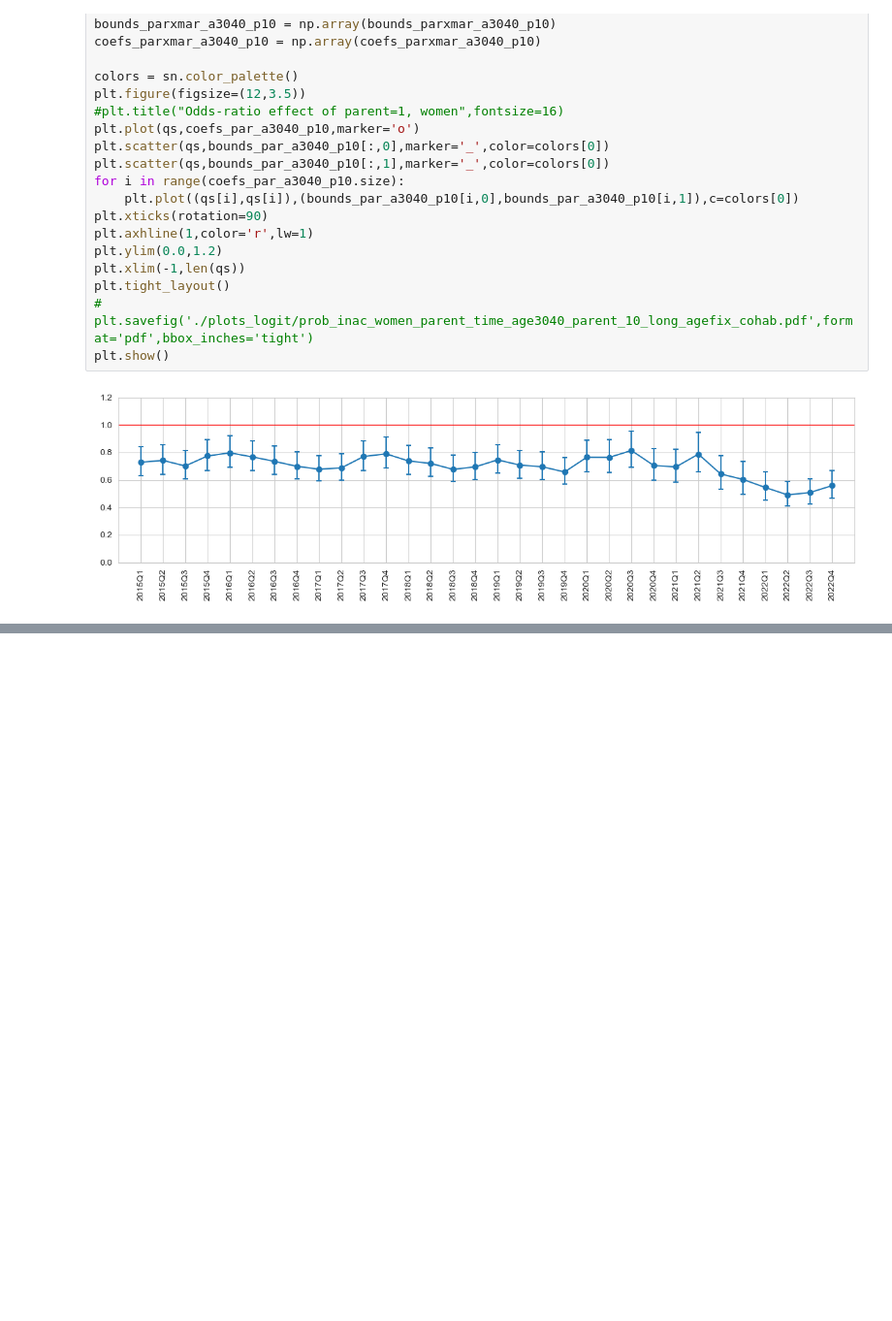
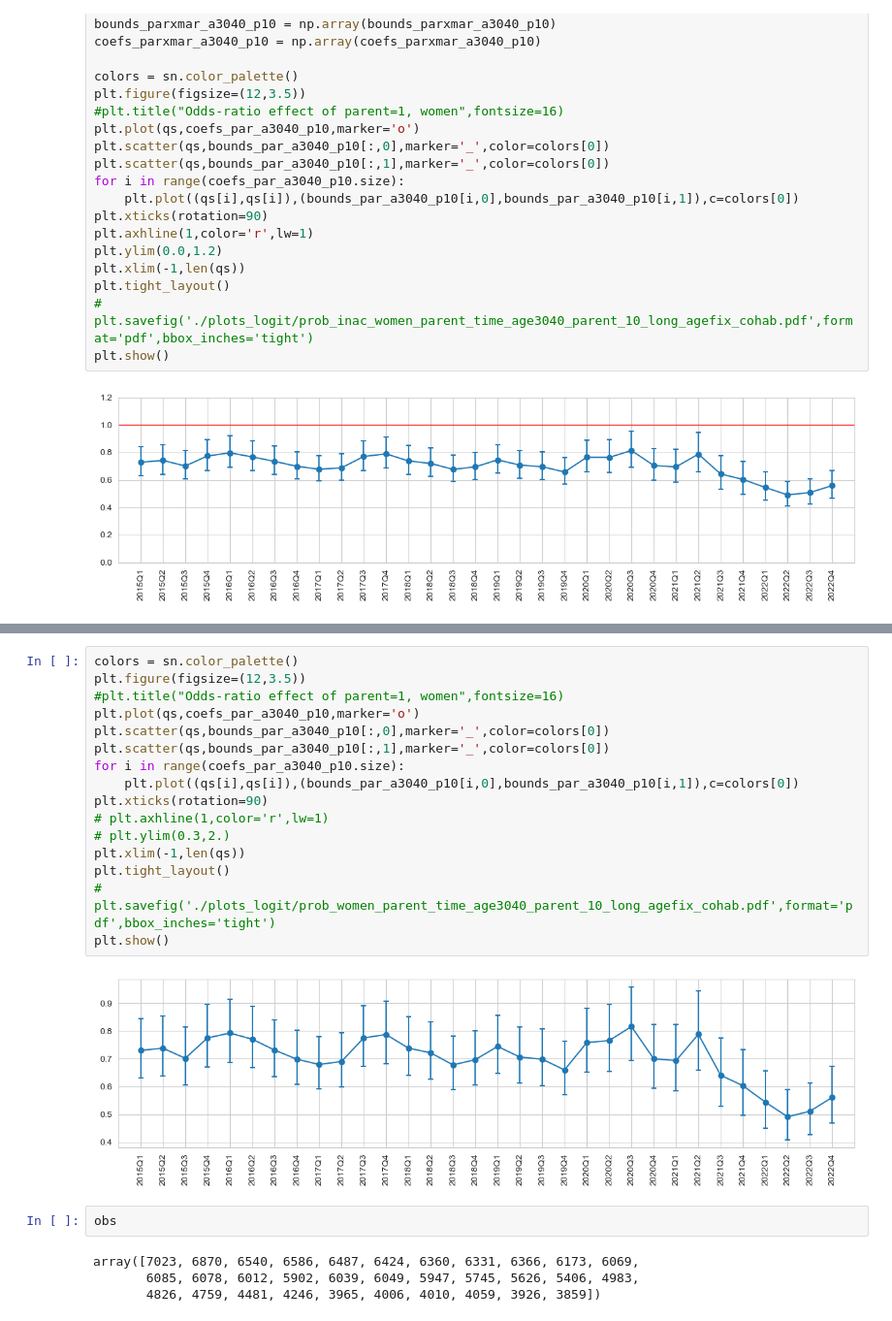
Before and after one commit to crisla/TenMoCoS, a Jupyter notebook: Figure_2_age3040_agefix_cohab_coefs.ipynb, the cells around one changed output, grey strips where cells are left out. Shown at 97% size. Cells and saved outputs as stored; diff of their text form; blank space fills up the shorter version.

```diff
--- a/Figure_2_age3040_agefix_cohab_coefs.ipynb
+++ b/Figure_2_age3040_agefix_cohab_coefs.ipynb
@@ -315,0 +374,24 @@ plt.show()
+# %%
+colors = sn.color_palette()
+plt.figure(figsize=(12,3.5))
+#plt.title("Odds-ratio effect of parent=1, women",fontsize=16)
+plt.plot(qs,coefs_par_a3040_p10,marker='o')
+plt.scatter(qs,bounds_par_a3040_p10[:,0],marker='_',color=colors[0])
+plt.scatter(qs,bounds_par_a3040_p10[:,1],marker='_',color=colors[0])
+for i in range(coefs_par_a3040_p10.size):
+    plt.plot((qs[i],qs[i]),(bounds_par_a3040_p10[i,0],bounds_par_a3040_p10[i,1]),c=colors[0])
+plt.xticks(rotation=90)
+# plt.axhline(1,color='r',lw=1)
+# plt.ylim(0.3,2.)
+plt.xlim(-1,len(qs))
+plt.tight_layout()
+# plt.savefig('./plots_logit/prob_women_parent_time_age3040_parent_10_long_agefix_cohab.pdf',format='pdf',bbox_inches='tight')
+plt.show()
+# %% [output]
+[figure, added]
+# %%
+obs
+# %% [output]
+array([7023, 6870, 6540, 6586, 6487, 6424, 6360, 6331, 6366, 6173, 6069,
+       6085, 6078, 6012, 5902, 6039, 6049, 5947, 5745, 5626, 5406, 4983,
+       4826, 4759, 4481, 4246, 3965, 4006, 4010, 4059, 3926, 3859])
```
Also changed, not shown: parts of 1 cell of this notebook, 42 other files.
